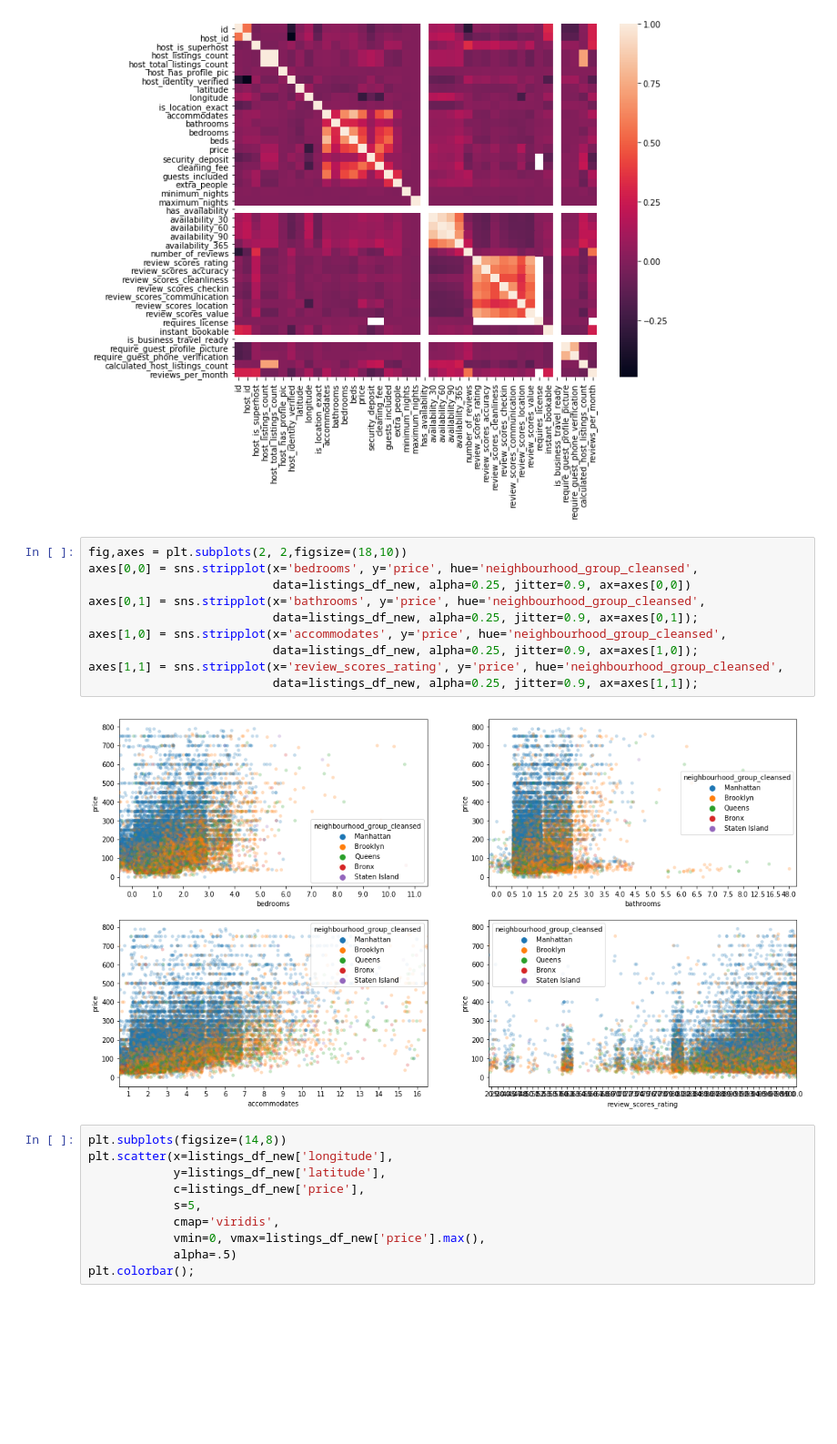
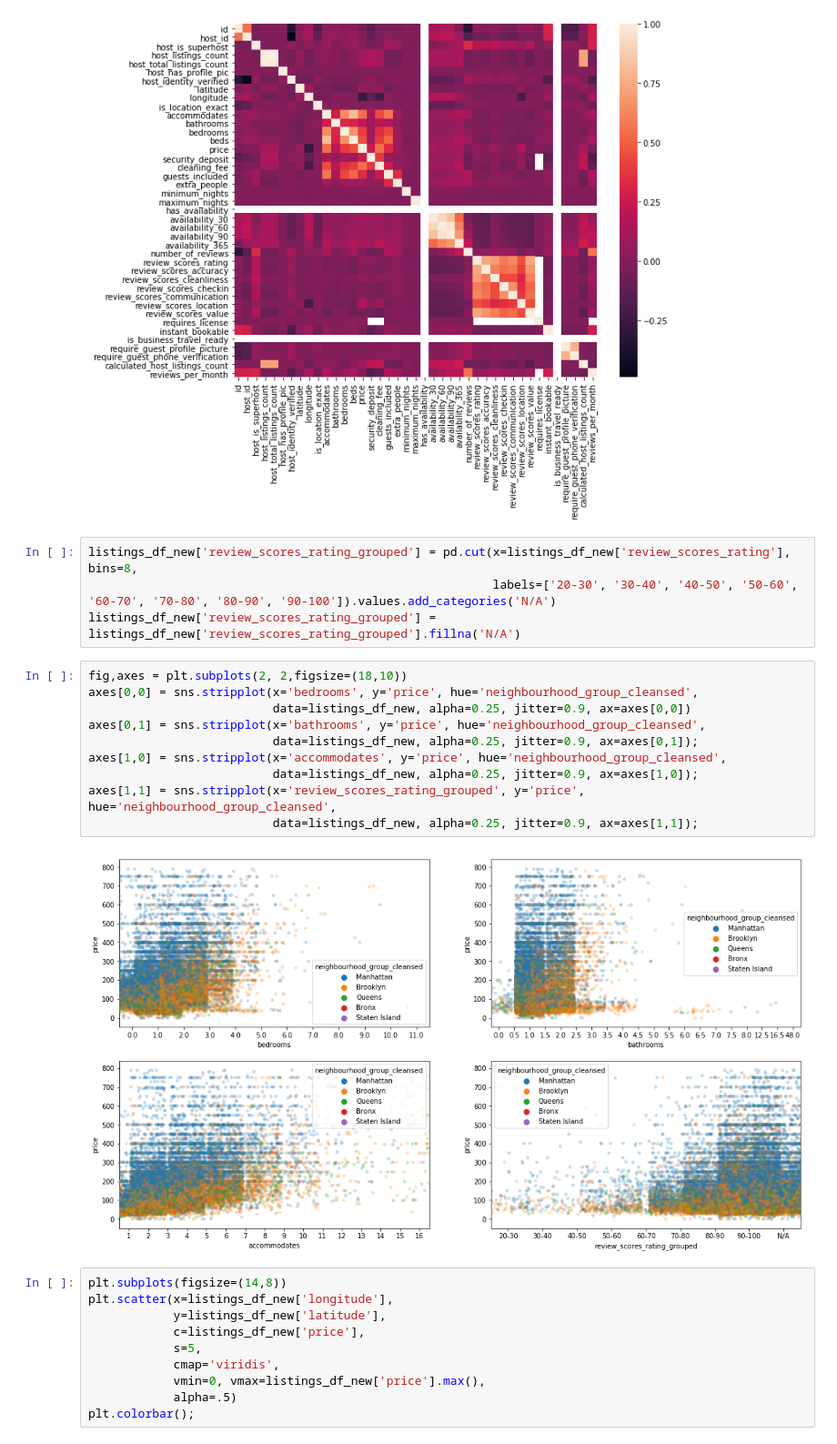
Before and after one commit to ajgiust/Airbnb_NYC, a Jupyter notebook: Project - Write a Data Science Blog Post.ipynb, the cells around one changed output. Shown at 91% size. Drawn from its saved outputs; the diff is of its cells as text; blank space fills up the shorter version.

Commit message:
Update scatter plot categories

```diff
--- a/Project - Write a Data Science Blog Post.ipynb
+++ b/Project - Write a Data Science Blog Post.ipynb
@@ -497,18 +497,22 @@ fig, ax = plt.subplots(figsize=(10,8))
 sns.heatmap(listings_df_new.corr(),xticklabels=True, yticklabels=True, ax=ax);
 # %% [output]
 [figure]
+# %%
+listings_df_new['review_scores_rating_grouped'] = pd.cut(x=listings_df_new['review_scores_rating'], bins=8,
+                                                         labels=['20-30', '30-40', '40-50', '50-60', '60-70', '70-80', '80-90', '90-100']).values.add_categories('N/A')
+listings_df_new['review_scores_rating_grouped'] = listings_df_new['review_scores_rating_grouped'].fillna('N/A')
 # %%
 fig,axes = plt.subplots(2, 2,figsize=(18,10))
 axes[0,0] = sns.stripplot(x='bedrooms', y='price', hue='neighbourhood_group_cleansed',
                           data=listings_df_new, alpha=0.25, jitter=0.9, ax=axes[0,0])
 axes[0,1] = sns.stripplot(x='bathrooms', y='price', hue='neighbourhood_group_cleansed',
                           data=listings_df_new, alpha=0.25, jitter=0.9, ax=axes[0,1]);
 axes[1,0] = sns.stripplot(x='accommodates', y='price', hue='neighbourhood_group_cleansed',
                           data=listings_df_new, alpha=0.25, jitter=0.9, ax=axes[1,0]);
-axes[1,1] = sns.stripplot(x='review_scores_rating', y='price', hue='neighbourhood_group_cleansed',
+axes[1,1] = sns.stripplot(x='review_scores_rating_grouped', y='price', hue='neighbourhood_group_cleansed',
                           data=listings_df_new, alpha=0.25, jitter=0.9, ax=axes[1,1]);
 # %% [output]
-[figure, old version]
+[figure, new version]
 # %%
 plt.subplots(figsize=(14,8))
 plt.scatter(x=listings_df_new['longitude'],
```
Also changed, not shown: parts of 1 cell of this notebook.
